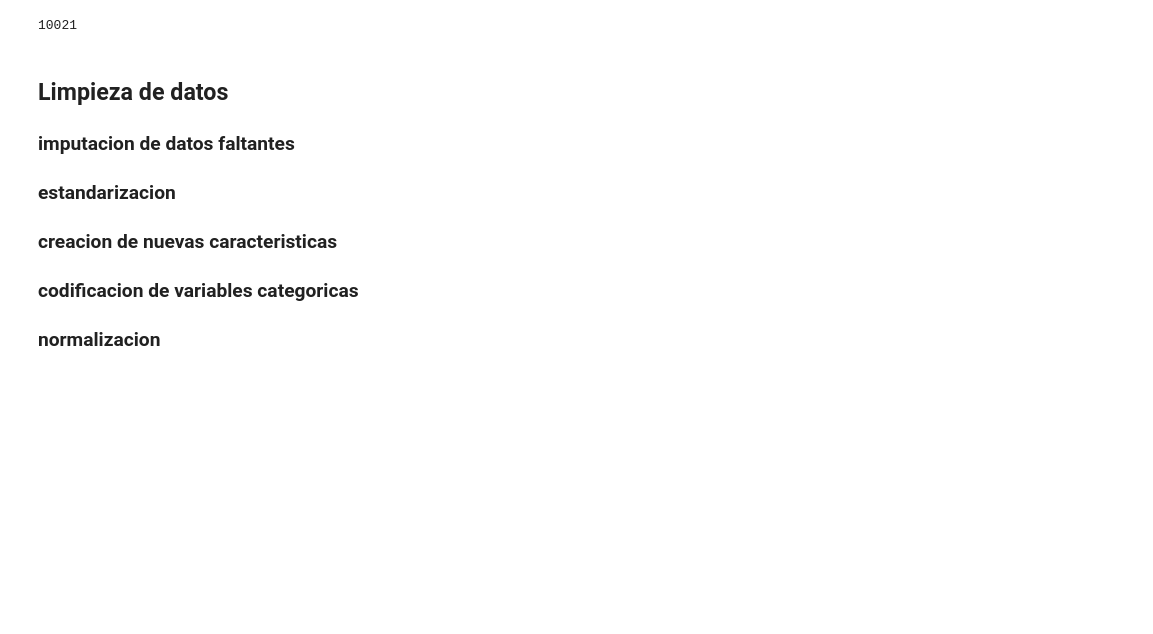
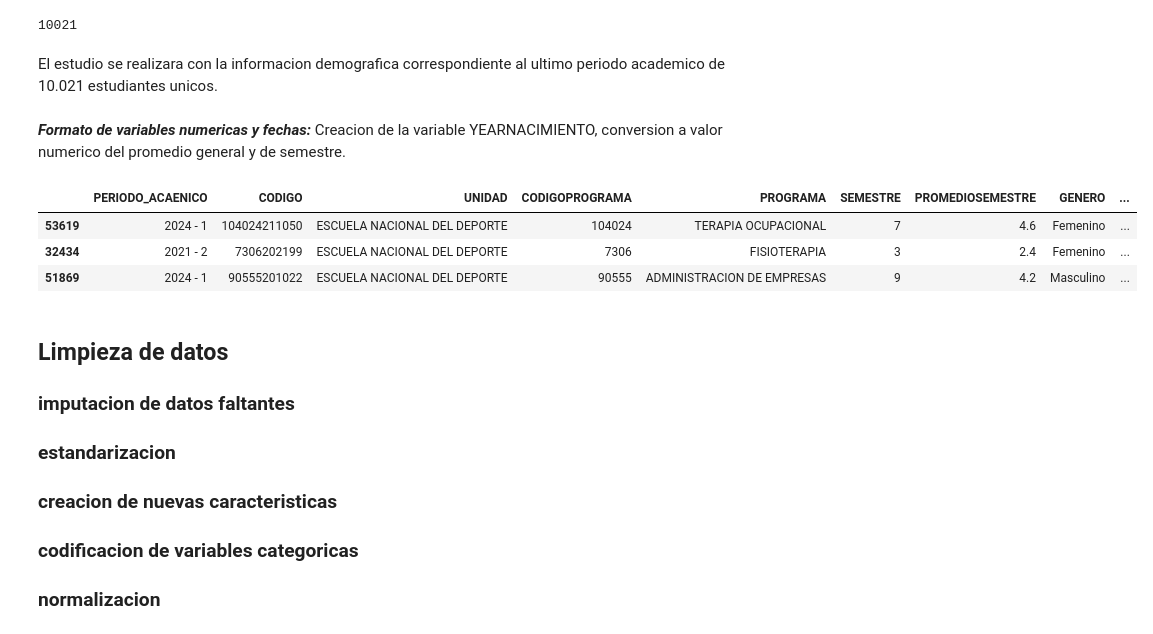
Before and after one commit to amrios80/Endeporte, a Jupyter notebook: endeporte_proyecto_final.ipynb, the cells around one changed output. Cells and saved outputs as stored; diff of their text form; code cells hidden in the pictures; blank space fills up the shorter version.

```diff
--- a/endeporte_proyecto_final.ipynb
+++ b/endeporte_proyecto_final.ipynb
@@ -84,6 +84,24 @@ total_rows_uniq = demograficos_df_uniq.shape[0]
 total_rows_uniq
 # %% [output]
 10021
+# %% [markdown]
+El estudio se realizara con la informacion demografica correspondiente al ultimo periodo academico de 10.021 estudiantes unicos.
+# %% [markdown]
+***Formato de variables numericas y fechas:*** Creacion de la variable YEARNACIMIENTO, conversion a valor numerico del promedio general y de semestre.
+# %%
+demograficos_df_uniq["YEARNACIMIENTO"]=pd.to_datetime(demograficos_df_uniq["FECHANACIMIENTO"])
+demograficos_df_uniq['YEARNACIMIENTO'] = demograficos_df_uniq['YEARNACIMIENTO'].dt.year
+field="PROMEDIOGENERAL"
+demograficos_df_uniq[field] = pd.to_numeric(demograficos_df_uniq[field].str.replace(',', '.'), errors='coerce')
+field="PROMEDIOSEMESTRE"
+demograficos_df_uniq[field] = pd.to_numeric(demograficos_df_uniq[field].str.replace(',', '.'), errors='coerce')
+# %%
+demograficos_df_uniq.sample(3)
+# %% [output]
+|  | PERIODO_ACAENICO | CODIGO | UNIDAD | CODIGOPROGRAMA | PROGRAMA | SEMESTRE | PROMEDIOSEMESTRE | GENERO | ... |
+| 53619 | 2024 - 1 | 104024211050 | ESCUELA NACIONAL DEL DEPORTE | 104024 | TERAPIA OCUPACIONAL | 7 | 4.6 | Femenino | ... |
+| 32434 | 2021 - 2 | 7306202199 | ESCUELA NACIONAL DEL DEPORTE | 7306 | FISIOTERAPIA | 3 | 2.4 | Femenino | ... |
+| 51869 | 2024 - 1 | 90555201022 | ESCUELA NACIONAL DEL DEPORTE | 90555 | ADMINISTRACION DE EMPRESAS | 9 | 4.2 | Masculino | ... |
 # %% [markdown]
 ## Limpieza de datos
 ### imputacion de datos faltantes
```
Also changed, not shown: parts of 3 cells of this notebook.
